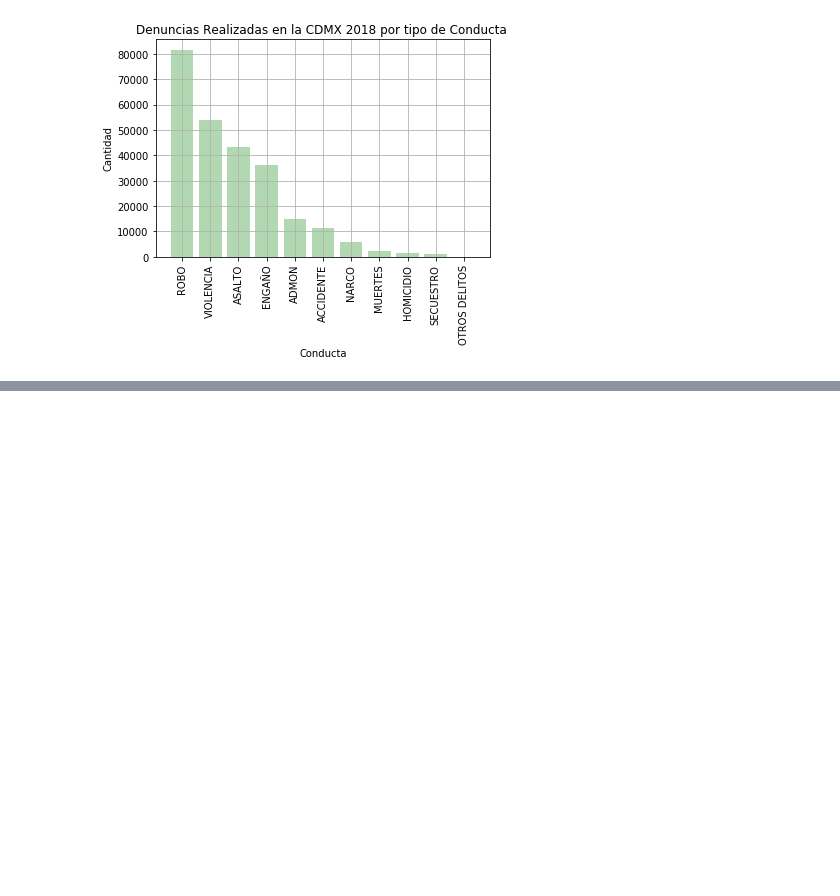
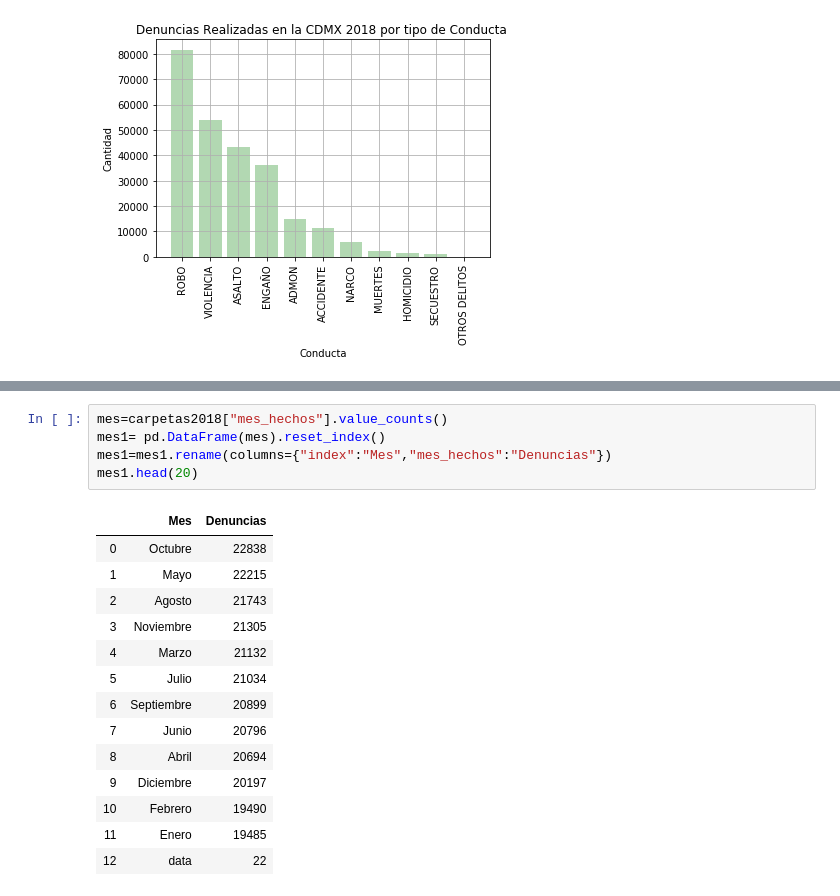
Before and after one commit to Vicente2607/Proyecto-1-ejemplo, a Jupyter notebook: Carpetas 2018 vpc.ipynb, the cells around one changed output, grey strips where cells are left out. Drawn from its saved outputs; the diff is of its cells as text; blank space fills up the shorter version.

Commit message:
Avance al 27 de enero

```diff
--- a/Carpetas 2018 vpc.ipynb
+++ b/Carpetas 2018 vpc.ipynb
@@ -360,0 +561,20 @@ denun
+# %%
+mes=carpetas2018["mes_hechos"].value_counts()
+mes1= pd.DataFrame(mes).reset_index()
+mes1=mes1.rename(columns={"index":"Mes","mes_hechos":"Denuncias"})
+mes1.head(20)
+# %% [output]
+|  | Mes | Denuncias |
+| 0 | Octubre | 22838 |
+| 1 | Mayo | 22215 |
+| 2 | Agosto | 21743 |
+| 3 | Noviembre | 21305 |
+| 4 | Marzo | 21132 |
+| 5 | Julio | 21034 |
+| 6 | Septiembre | 20899 |
+| 7 | Junio | 20796 |
+| 8 | Abril | 20694 |
+| 9 | Diciembre | 20197 |
+| 10 | Febrero | 19490 |
+| 11 | Enero | 19485 |
+| 12 | data | 22 |
```
Also changed, not shown: parts of 12 cells of this notebook.
